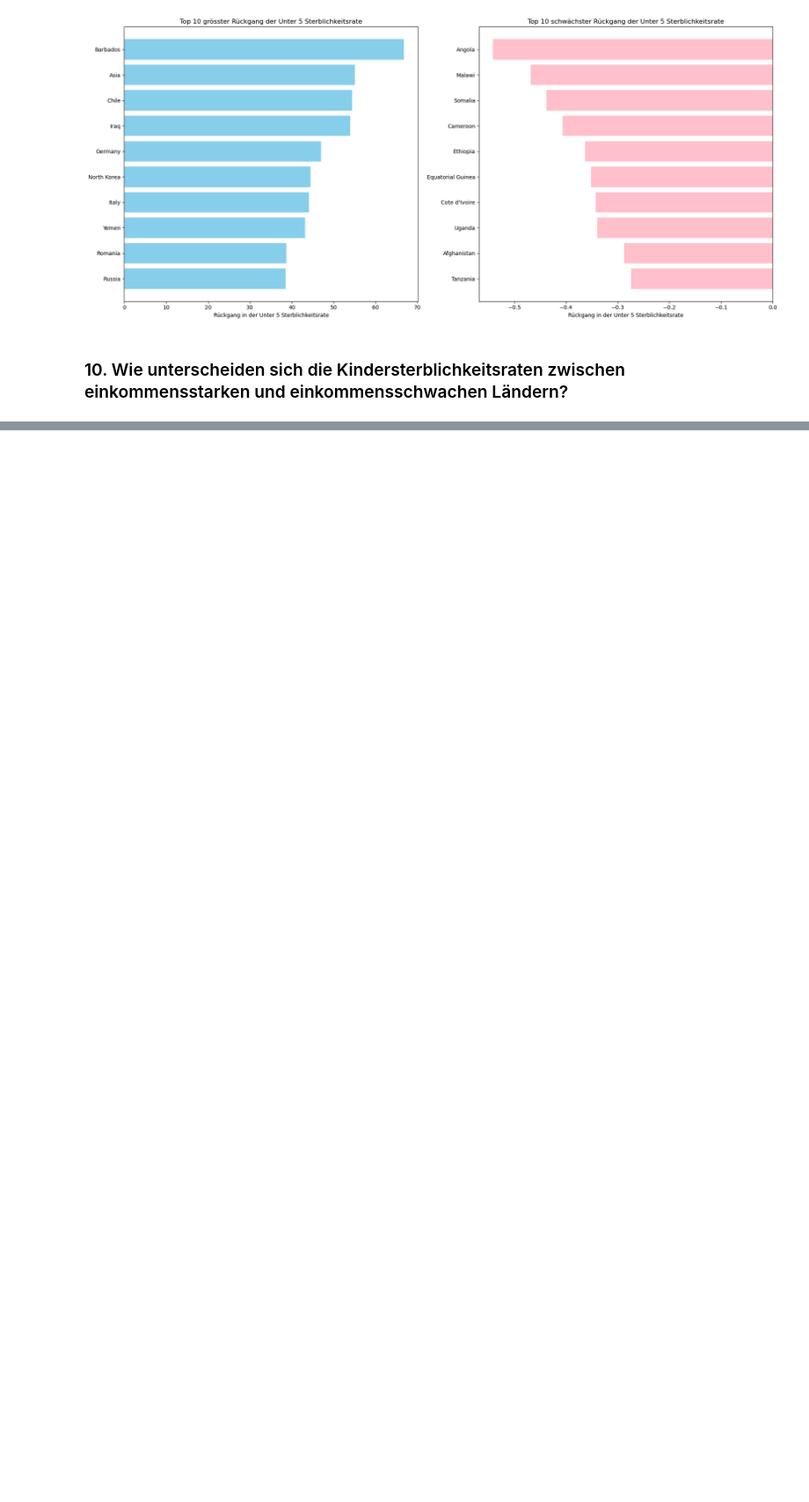
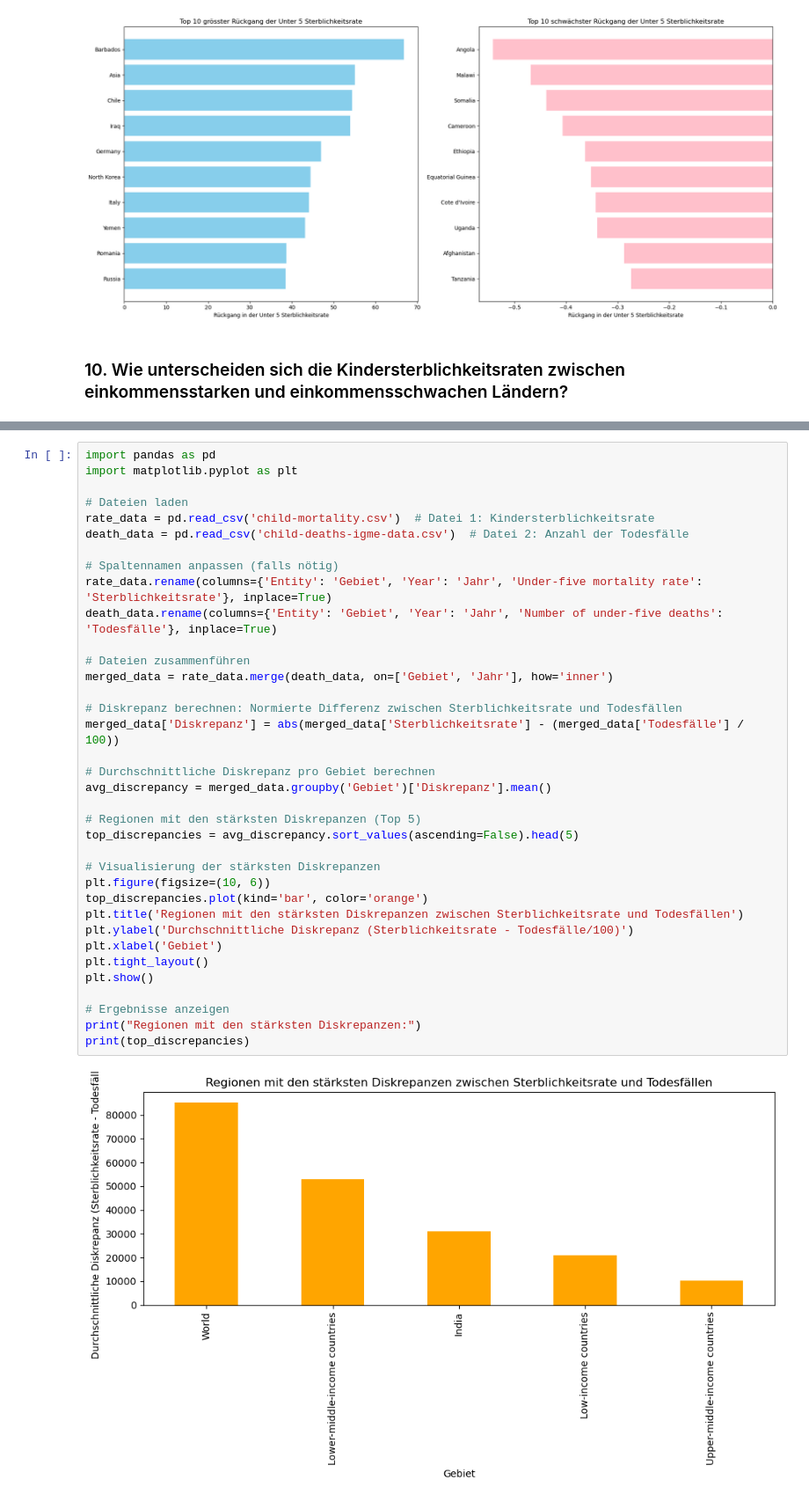
Before and after one commit to melisadedukic/MeliAjna, a Jupyter notebook: LN Python Melisa_Ajna.ipynb, the cells around one changed output, grey strips where cells are left out. Shown at 88% size. Drawn from its saved outputs; the diff is of its cells as text; blank space fills up the shorter version.

```diff
--- a/LN Python Melisa_Ajna.ipynb
+++ b/LN Python Melisa_Ajna.ipynb
@@ -539,0 +668,38 @@ plt.show()
+# %%
+import pandas as pd
+import matplotlib.pyplot as plt
+
+# Dateien laden
+rate_data = pd.read_csv('child-mortality.csv')  # Datei 1: Kindersterblichkeitsrate
+death_data = pd.read_csv('child-deaths-igme-data.csv')  # Datei 2: Anzahl der Todesfälle
+
+# Spaltennamen anpassen (falls nötig)
+rate_data.rename(columns={'Entity': 'Gebiet', 'Year': 'Jahr', 'Under-five mortality rate': 'Sterblichkeitsrate'}, inplace=True)
+death_data.rename(columns={'Entity': 'Gebiet', 'Year': 'Jahr', 'Number of under-five deaths': 'Todesfälle'}, inplace=True)
+
+# Dateien zusammenführen
+merged_data = rate_data.merge(death_data, on=['Gebiet', 'Jahr'], how='inner')
+
+# Diskrepanz berechnen: Normierte Differenz zwischen Sterblichkeitsrate und Todesfällen
+merged_data['Diskrepanz'] = abs(merged_data['Sterblichkeitsrate'] - (merged_data['Todesfälle'] / 100))
+
+# Durchschnittliche Diskrepanz pro Gebiet berechnen
+avg_discrepancy = merged_data.groupby('Gebiet')['Diskrepanz'].mean()
+
+# Regionen mit den stärksten Diskrepanzen (Top 5)
+top_discrepancies = avg_discrepancy.sort_values(ascending=False).head(5)
+
+# Visualisierung der stärksten Diskrepanzen
+plt.figure(figsize=(10, 6))
+top_discrepancies.plot(kind='bar', color='orange')
+plt.title('Regionen mit den stärksten Diskrepanzen zwischen Sterblichkeitsrate und Todesfällen')
+plt.ylabel('Durchschnittliche Diskrepanz (Sterblichkeitsrate - Todesfälle/100)')
+plt.xlabel('Gebiet')
+plt.tight_layout()
+plt.show()
+
+# Ergebnisse anzeigen
+print("Regionen mit den stärksten Diskrepanzen:")
+print(top_discrepancies)
+# %% [output]
+[figure, added]
```
Also changed, not shown: parts of 15 cells of this notebook.
